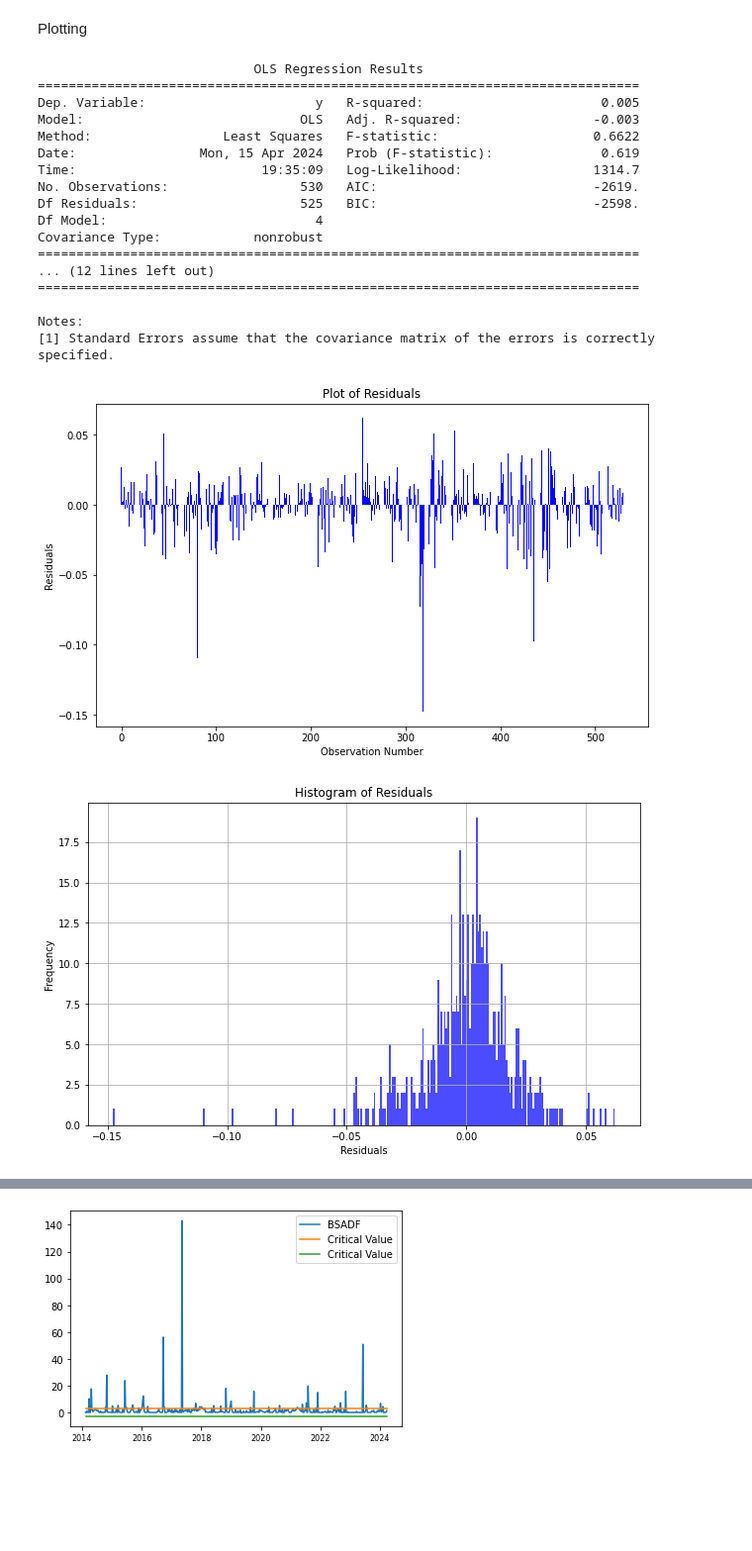
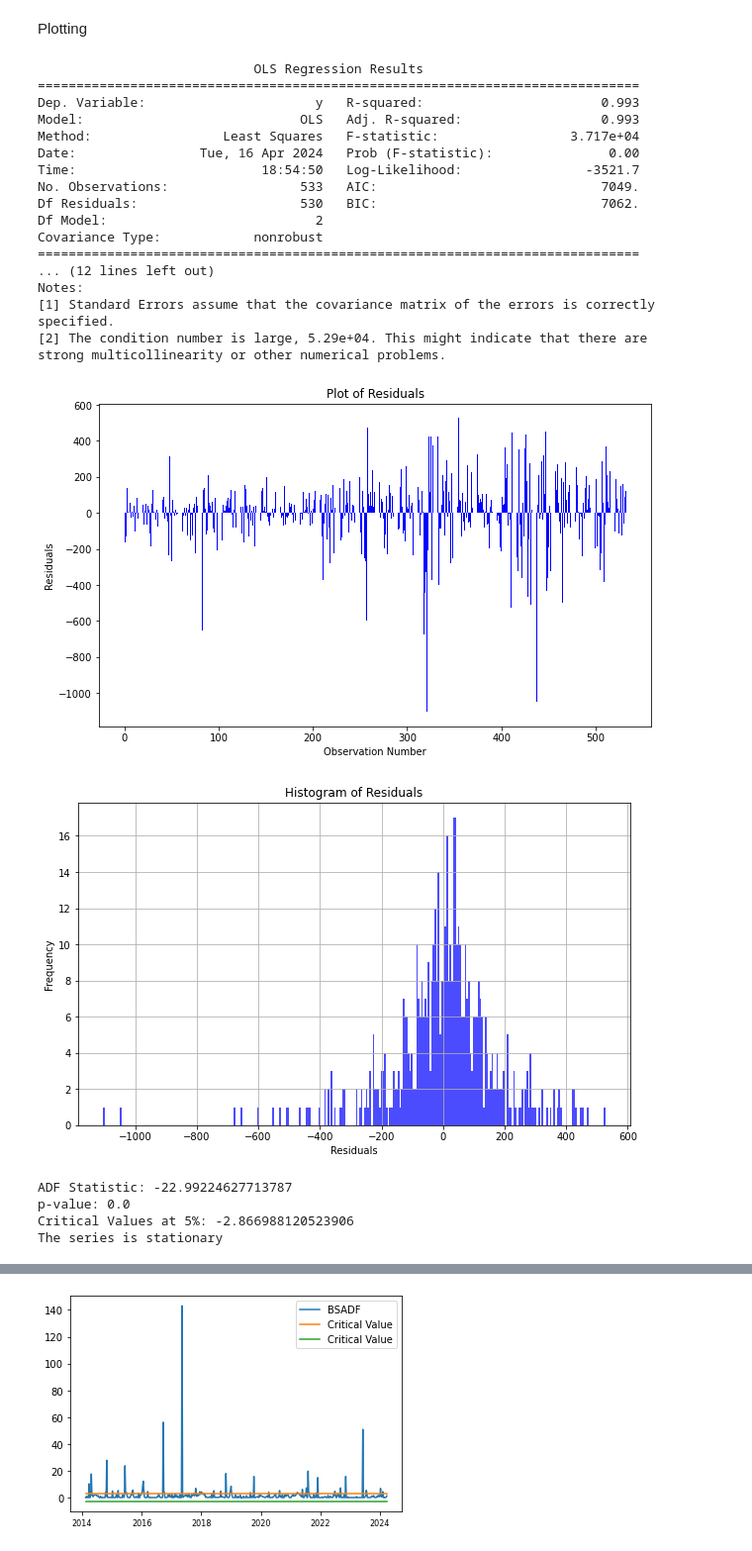
Before and after one commit to Philip-Lacava/Asset-Price-Bubble-Detection, a Jupyter notebook: Bubble Model.ipynb, the cells around one changed output, grey strips where cells are left out. Shown: that part at 99% size. Cells and saved outputs as stored; diff of their text form; code cells hidden in the pictures; blank space fills up the shorter version.

```diff
--- a/Bubble Model.ipynb
+++ b/Bubble Model.ipynb
@@ -223,45 +223,50 @@ Notes:
 Plotting
 # %%
 
-ts = delta_log_prices
-result = estimate_lag_effect(ts, lags=4)
+result = estimate_lag_effect(prices, lags=2)
 print(result.summary())
 
 residuals = result.resid
 
 # Plotting the residuals on a bar graph
 plt.figure(figsize=(10, 6))
 plt.bar(range(len(residuals)), residuals, color='blue')
 plt.xlabel('Observation Number')
 plt.ylabel('Residuals')
 plt.title('Plot of Residuals')
 plt.show()
 
 # Plotting the residuals on a histogram
 plt.figure(figsize=(10, 6))
 plt.hist(residuals, bins= 300, color='blue', alpha=0.7)
 plt.xlabel('Residuals')
 plt.ylabel('Frequency')
 plt.title('Histogram of Residuals')
 plt.grid(True)
 plt.show()
+
+check_stationarity(residuals)
 # %% [output]
                             OLS Regression Results
 ==============================================================================
-Dep. Variable:                      y   R-squared:                       0.005
-Model:                            OLS   Adj. R-squared:                 -0.003
-Method:                 Least Squares   F-statistic:                    0.6622
-Date:                Mon, 15 Apr 2024   Prob (F-statistic):              0.619
-Time:                        19:35:09   Log-Likelihood:                 1314.7
-No. Observations:                 530   AIC:                            -2619.
-Df Residuals:                     525   BIC:                            -2598.
-Df Model:                           4
+Dep. Variable:                      y   R-squared:                       0.993
+Model:                            OLS   Adj. R-squared:                  0.993
+Method:                 Least Squares   F-statistic:                 3.717e+04
+Date:                Tue, 16 Apr 2024   Prob (F-statistic):               0.00
+Time:                        18:54:50   Log-Likelihood:                -3521.7
+No. Observations:                 533   AIC:                             7049.
+Df Residuals:                     530   BIC:                             7062.
+Df Model:                           2
 Covariance Type:            nonrobust
 ==============================================================================
 ... (12 lines left out)
-==============================================================================
-
 Notes:
 [1] Standard Errors assume that the covariance matrix of the errors is correctly specified.
+[2] The condition number is large, 5.29e+04. This might indicate that there are
+strong multicollinearity or other numerical problems.
-[figure, old version]
+[figure, new version]
-[figure, old version]
+[figure, new version]
+ADF Statistic: -22.99224627713787
+p-value: 0.0
+Critical Values at 5%: -2.866988120523906
+The series is stationary
```
Also changed, not shown: parts of 3 cells of this notebook, 1 other file.
